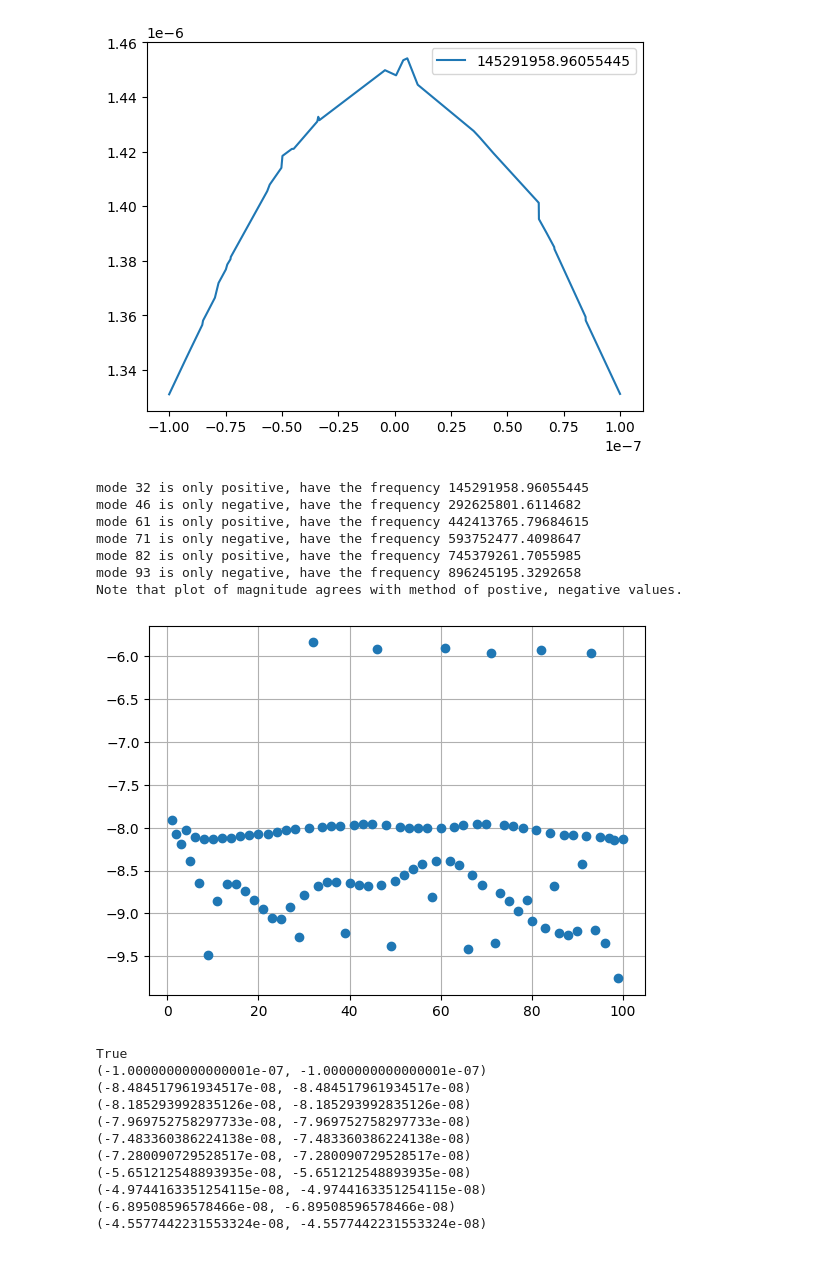
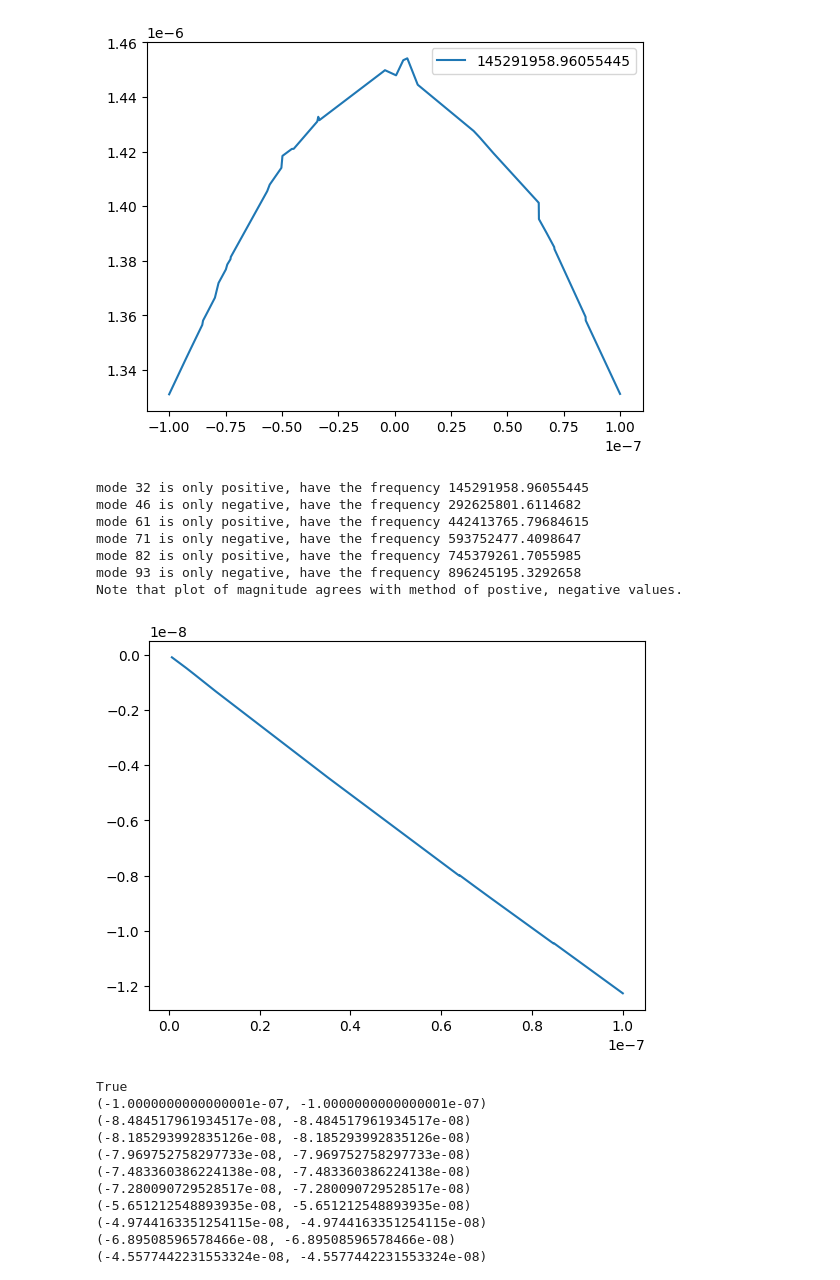
Before and after one commit to Matty-len/Beam_categorizer, a Jupyter notebook: extractor.ipynb, the cells around one changed output. Cells and saved outputs as stored; diff of their text form; code cells hidden in the pictures.

```diff
--- a/extractor.ipynb
+++ b/extractor.ipynb
@@ -149,6 +149,7 @@ print(test.extract_feature('solid.eZZ', eigenvalue))
 # %%
 from scipy.stats import skewtest
 from math import log10
+import numpy as np
 class ModeClassifier():
     def __init__(self, comsolsorted_data: ComsolOutputSorter) -> None:
         self.data = comsolsorted_data
@@ -192,14 +193,21 @@ class ModeClassifier():
 
     def is_data_symmetric(self, midpoint = 0, num_error_allowed = 5/100, mode = None) -> bool:
         pass
-        axis_0 = self.data.extract_feature(attribute='bottom-r_bottom', eigenvalue=mode)
-        axis_1 = self.data.extract_feature(attribute="solid.eZZ", eigenvalue=mode)
+        axis_0 = np.asarray(self.data.extract_feature(attribute='bottom-r_bottom', eigenvalue=mode))
+        axis_1 = np.asarray(self.data.extract_feature(attribute="solid.eZZ", eigenvalue=mode))
 
-        #data before middle
-        axis_1[axis_0 < 0]
+        # data before middle
+        left_side_0 = axis_0[axis_0<0]
+        left_side_1 = axis_1[axis_0<0]
 
-        #data after middle
-        axis_1[axis_0 > 0]
+        #after_middle
+        right_side_0 = axis_0[axis_0>0]
+        right_side_1 = axis_1[axis_0>0]
+
+        #right_side_0 = axis_0[axis_0 > midpoint]
+        #right_side_1 = axis_1[axis_0 > midpoint] #f(x) for x > 0 --> f(x)
+
+        plt.plot(right_side_0, right_side_1)
 
     def is_data_antisymmetric(self, midpoint = 0, num_error_allowed = 5/100) -> bool:
         pass
@@ -211,34 +219,35 @@ class ModeClassifier():
         pass
 
     def remove_degenerate_modes(self):
         pass
 
     def get_list_of_flexural_modes(self):
         pass
 
     def get_list_of_longitudinal_modes(self):
         pass
 
     def get_list_of_torsional_modes(self):
         pass
 
 classi = ModeClassifier(test)
 classi.classify_all_modes()
+classi.is_data_symmetric(midpoint=0, num_error_allowed=5/100, mode=1)
 #classi.plot_order_of_magnitude()
 print("Note that plot of magnitude agrees with method of postive, negative values.")
 # So it is easy enough to peel out the
 #above -10 seems to be longitdudinal
 # -8 seems to be flexural
 # lower seems to be torsional
 # %% [output]
 mode 32 is only positive, have the frequency 145291958.96055445
 mode 46 is only negative, have the frequency 292625801.6114682
 mode 61 is only positive, have the frequency 442413765.79684615
 mode 71 is only negative, have the frequency 593752477.4098647
 mode 82 is only positive, have the frequency 745379261.7055985
 mode 93 is only negative, have the frequency 896245195.3292658
 Note that plot of magnitude agrees with method of postive, negative values.
-[figure, old version]
+[figure, new version]
 # %%
 list99 = [1.183629677656678E-10,
 1.301627147425848E-10,
```
Also changed, not shown: parts of 3 cells of this notebook.
